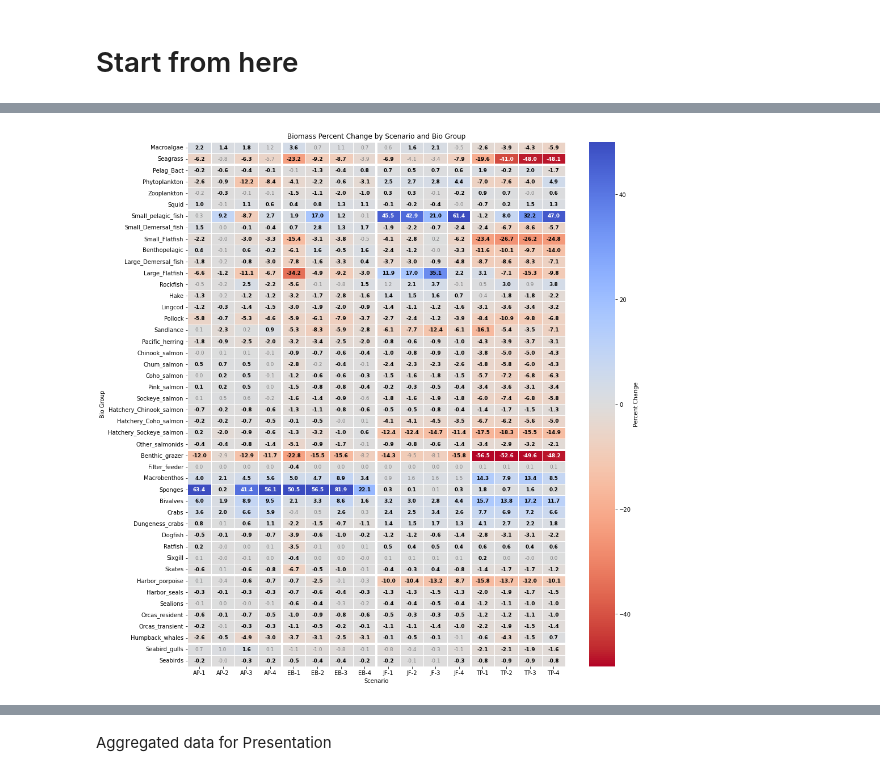
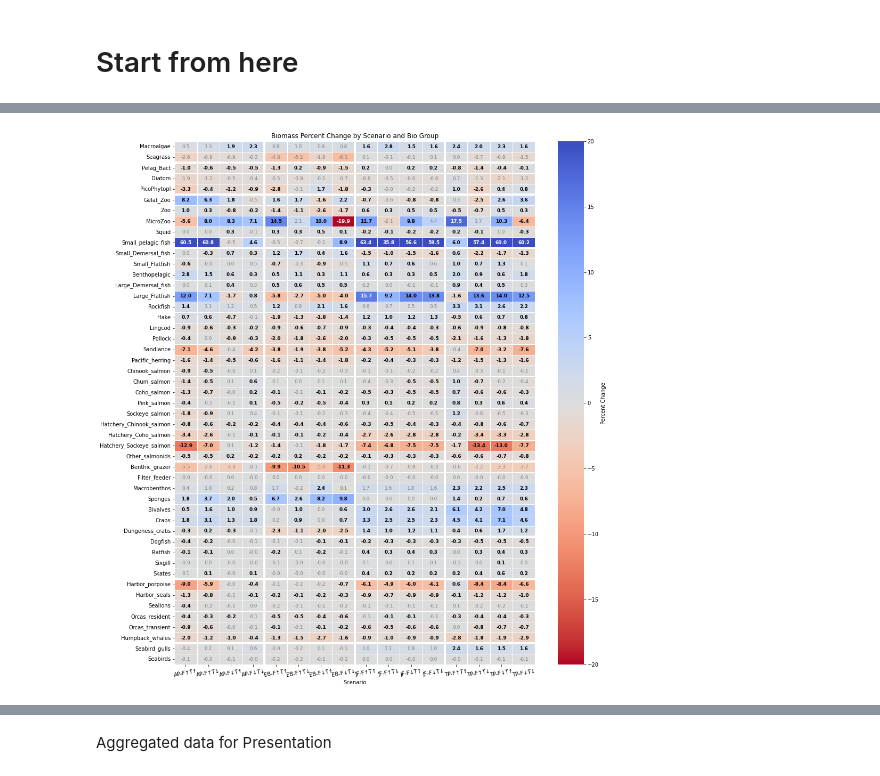
Before and after one commit to SS-Atlantis/Lovindeeretal-MPRI1paper, a Jupyter notebook: SSAM-output-heatmap-by-regions.ipynb, the cells around one changed output, grey strips where cells are left out. Saved outputs shown, nothing was run; the diff lists cells and outputs as text; code cells hidden in the pictures.

```diff
--- a/SSAM-output-heatmap-by-regions.ipynb
+++ b/SSAM-output-heatmap-by-regions.ipynb
@@ -411,0 +442,5 @@ combined_df = pd.read_csv("/ocean/rlovindeer/MOAD/analysis-raisha/SSmodel_output
+# %%
+new_scenario_names = []
+for item in combined_df.scenario:
+    nm = str(item).split(sep='-')
+    new_scenario_names.append(nm[0]+'-'+str(conditions_with_arrows[nm[1]]))
@@ -411,0 +467,7 @@ combined_df = pd.read_csv("/ocean/rlovindeer/MOAD/analysis-raisha/SSmodel_output
+# %%
+new_results = ({
+    'bio_group': combined_df.bio_group,
+    'scenario': new_scenario_names,
+    'percent_change': combined_df.percent_change
+            })
+new_df = pd.DataFrame(new_results)
@@ -412,7 +490,7 @@ combined_df = pd.read_csv("/ocean/rlovindeer/MOAD/analysis-raisha/SSmodel_output
 # %%
-heatmap_data = combined_df.pivot(index='bio_group', columns='scenario', values='percent_change')
-custom_order = ['Macroalgae', 'Seagrass', 'Pelag_Bact','Phytoplankton',
-    'Zooplankton', 'Squid',
+heatmap_data = new_df.pivot(index='bio_group', columns='scenario', values='percent_change')
+custom_order = ['Macroalgae', 'Seagrass', 'Pelag_Bact', 'Diatom', 'PicoPhytopl',
+    'Gelat_Zoo', 'Zoo', 'MicroZoo', 'Squid', #'Carniv_Zoo', 'Zooplankton', 'Phytoplankton',
 
     'Small_pelagic_fish',  'Small_Demersal_fish', 'Small_Flatfish',
     'Benthopelagic', 'Large_Demersal_fish', 'Large_Flatfish','Rockfish',
@@ -431,7 +509,8 @@ custom_order = ['Macroalgae', 'Seagrass', 'Pelag_Bact','Phytoplankton',
     'Seabird_gulls','Seabirds',]
 heatmap_data = heatmap_data.reindex(custom_order)
 # %%
-sensitivity = {'Macroalgae':1.4, 'Seagrass':6.1, 'Pelag_Bact':0.1,'Phytoplankton':0.3,'Zooplankton':0.2, 'Squid':0.1,
+sensitivity = {'Macroalgae':1.4, 'Seagrass':6.1, 'Pelag_Bact':0.1,'Phytoplankton':0.3, 'Diatoms':0.1, 'PicoPhytopl':0.3, 'Zooplankton':0.2,
+    'Carniv_Zoo':9.0, 'Gelat_Zoo':0.7, 'MicroZoo':5.5, 'Zoo':0.2, 'Squid':0.1,
 
     'Small_pelagic_fish':1.1,  'Small_Demersal_fish':0.1, 'Small_Flatfish':0.6,
     'Benthopelagic':0.2, 'Large_Demersal_fish':0.3, 'Large_Flatfish':0.1,'Rockfish':1.2,
@@ -460,7 +539,7 @@ ax = sns.heatmap(
     annot=False,
     fmt=".1f",
     cmap="coolwarm_r",
-    center=0, vmin=-50, vmax=50,
+    center=0, vmin=-20, vmax=20,
     linewidths=0.5,
     #linecolor='gray',
     cbar_kws={'label': 'Percent Change'}
@@ -481,7 +560,7 @@ for y_idx, bio_group in enumerate(heatmap_data.index):
 
         fontweight = 'bold' if bold else 'normal'
         text_color = 'black' if bold else 'gray'
-        if np.abs(value) > 40:
+        if np.abs(value) > 15:
             text_color = 'white'
 
         ax.text(
@@ -489,36 +568,37 @@ for y_idx, bio_group in enumerate(heatmap_data.index):
             y_idx + 0.5,
             f"{value:.1f}" if not np.isnan(value) else "",
             ha='center',
             va='center',
             fontsize=9,
             fontweight=fontweight,
             color=text_color
         )
 
 
-bio_boundaries = [2, 6, 27, 34, 38, 44]
+bio_boundaries = [2, 5, 10, 30, 37, 41, 47]
 
 location_boundaries = []
 prev_loc = None
 for i, col in enumerate(heatmap_data.columns):
     loc = col.split('-')[0]
     if prev_loc is not None and loc != prev_loc:
         location_boundaries.append(i)
     prev_loc = loc
 
 for x in location_boundaries:
     ax.vlines(x, *ax.get_ylim(), colors='white', linewidth=4)
 
 for y in bio_boundaries:
     ax.hlines(y, *ax.get_xlim(), colors='white', linewidth=4)
 
 plt.title("Biomass Percent Change by Scenario and Bio Group")
 plt.xlabel("Scenario")
-plt.ylabel("Bio Group")
+plt.ylabel(None)
+plt.xticks(rotation=10),
 plt.tight_layout()
 plt.show()
 # %% [output]
-[figure, old version]
+[figure, new version]
 # %%
 heatmap_data.to_csv("/ocean/rlovindeer/MOAD/analysis-raisha/SSmodel_outputs/Spills/MPRI1/heatmap_data.csv")
 # %%
```
Also changed, not shown: parts of 26 cells of this notebook.
